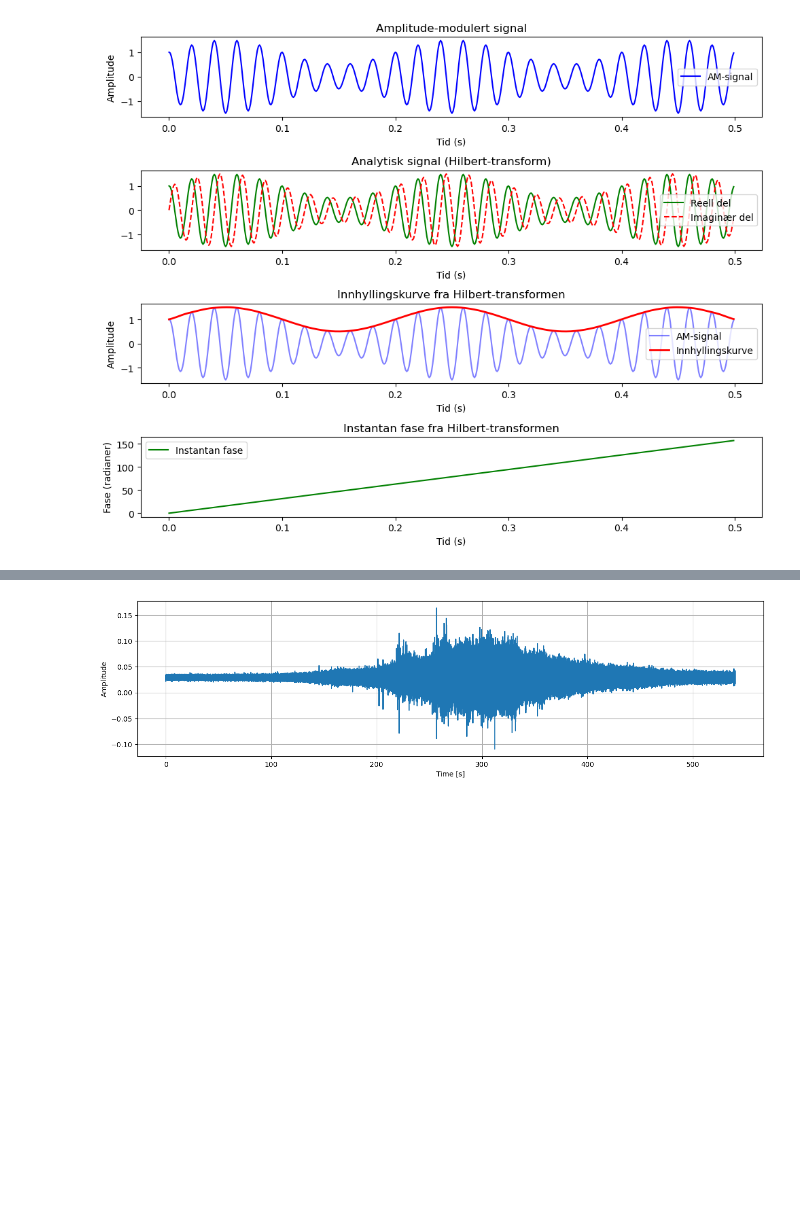
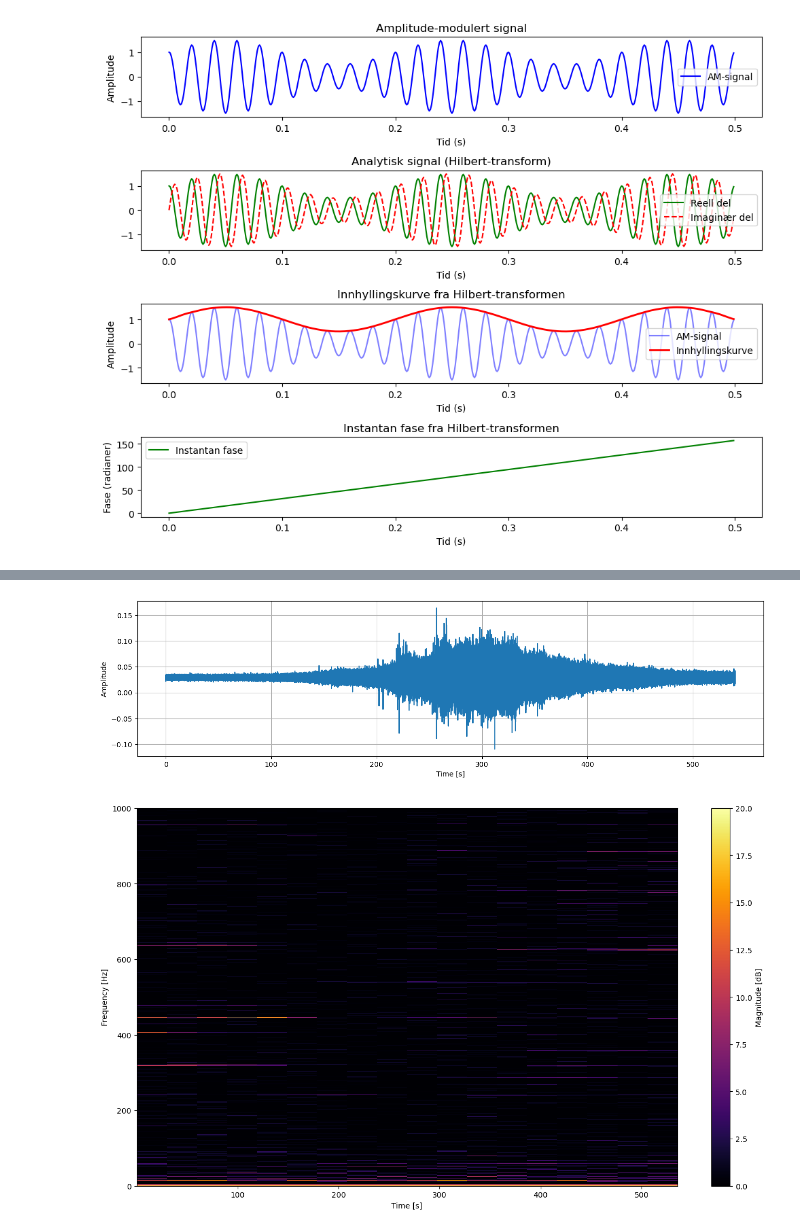
Before and after one commit to josigar123/hydrophonic-detection, a Jupyter notebook: data/Processing_scripts/Rapport_fig.ipynb, the cells around one changed output, grey strips where cells are left out. Drawn from its saved outputs; the diff is of its cells as text; code cells hidden in the pictures; blank space fills up the shorter version.

Commit message:
Spectrograms and BB integration ready

```diff
--- a/data/Processing_scripts/Rapport_fig.ipynb
+++ b/data/Processing_scripts/Rapport_fig.ipynb
@@ -67,12 +143,16 @@ plt.show()
 # %%
 import functions
 from scipy import signal
 import librosa
+import numpy as np
 #Broad band and Demon testing
 input_file = "/Users/christofferaaseth/Documents/GitHub/hydrophonic-detection/Sound_data/001029.wav"
 output_path = "/Users/christofferaaseth/Documents/GitHub/hydrophonic-detection/data/Rapport_figs/Signal_plot.jpeg"
 x,fs = librosa.load(input_file)
 t = np.linspace(0,len(x)/fs,len(x))
 sig = functions.plot_signal(x,t,output_path)
+
+s  = functions.plot_spectrogram(x,fs,1,13,30,1000,0,20,True)
 # %% [output]
 [figure]
+[figure, added]
```
Also changed, not shown: parts of 5 cells of this notebook, 11 other files.
